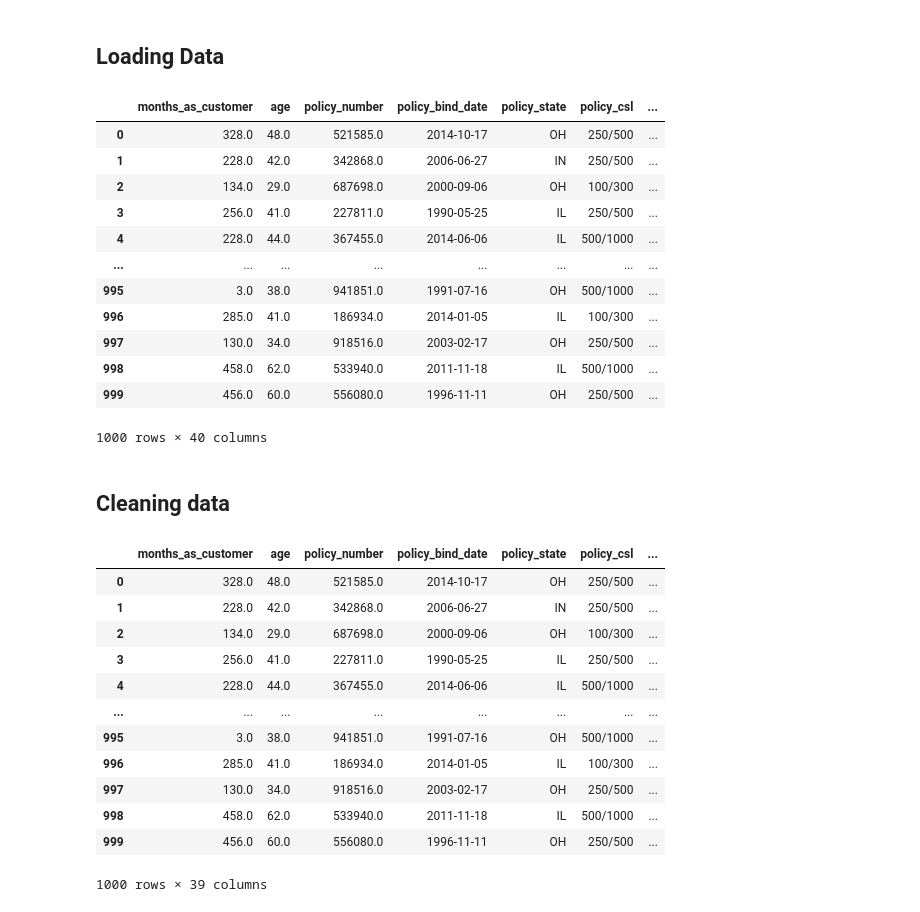
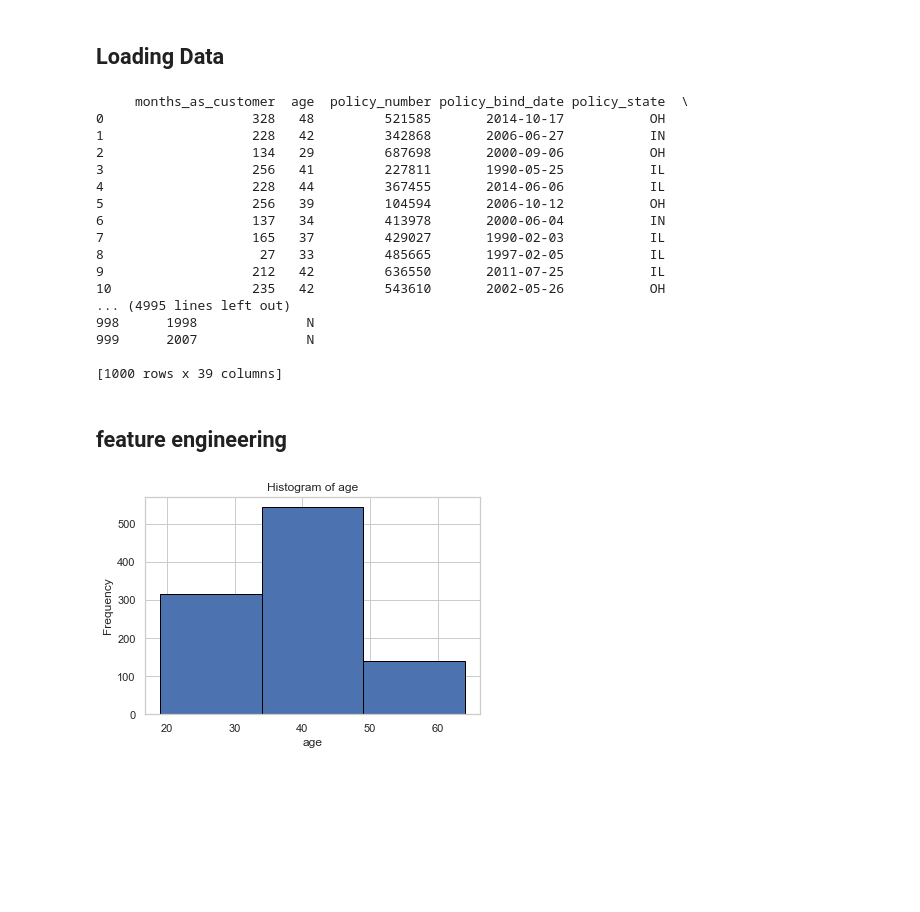
Before and after one commit to JSH1994/INTEGRATED-PROJECT, a Jupyter notebook: INTEGRATED-PROJECT DC,FE,EDA.ipynb, the cells around one changed output. Saved outputs shown, nothing was run; the diff lists cells and outputs as text; code cells hidden in the pictures; blank space fills up the shorter version.

```diff
--- a/INTEGRATED-PROJECT DC,FE,EDA.ipynb
+++ b/INTEGRATED-PROJECT DC,FE,EDA.ipynb
@@ -2,24 +2,48 @@
 <h2>Loading Data</h2>
 # %%
 import pandas as pd
+import numpy as np
+from sklearn.impute import KNNImputer
+from sklearn.preprocessing import OneHotEncoder
+import gc
 
-# Read the Excel file
-file_path = "insurance_claims_raw.xlsx"
+# Read the manually cleaned Excell data
+file_path = "insurance_claims_cleaned.xlsx"
 df = pd.read_excel(file_path)
 df
 # %% [output]
-|  | months_as_customer | age | policy_number | policy_bind_date | policy_state | policy_csl | ... |
-| 0 | 328.0 | 48.0 | 521585.0 | 2014-10-17 | OH | 250/500 | ... |
-| 1 | 228.0 | 42.0 | 342868.0 | 2006-06-27 | IN | 250/500 | ... |
-| 2 | 134.0 | 29.0 | 687698.0 | 2000-09-06 | OH | 100/300 | ... |
-| 3 | 256.0 | 41.0 | 227811.0 | 1990-05-25 | IL | 250/500 | ... |
-| 4 | 228.0 | 44.0 | 367455.0 | 2014-06-06 | IL | 500/1000 | ... |
-| ... | ... | ... | ... | ... | ... | ... | ... |
-| 995 | 3.0 | 38.0 | 941851.0 | 1991-07-16 | OH | 500/1000 | ... |
-| 996 | 285.0 | 41.0 | 186934.0 | 2014-01-05 | IL | 100/300 | ... |
-| 997 | 130.0 | 34.0 | 918516.0 | 2003-02-17 | OH | 250/500 | ... |
-| 998 | 458.0 | 62.0 | 533940.0 | 2011-11-18 | IL | 500/1000 | ... |
-| 999 | 456.0 | 60.0 | 556080.0 | 1996-11-11 | OH | 250/500 | ... |
-1000 rows × 40 columns
+     months_as_customer  age  policy_number policy_bind_date policy_state  \
+0                   328   48         521585       2014-10-17           OH
+1                   228   42         342868       2006-06-27           IN
+2                   134   29         687698       2000-09-06           OH
+3                   256   41         227811       1990-05-25           IL
+4                   228   44         367455       2014-06-06           IL
+5                   256   39         104594       2006-10-12           OH
+6                   137   34         413978       2000-06-04           IN
+7                   165   37         429027       1990-02-03           IL
+8                    27   33         485665       1997-02-05           IL
+9                   212   42         636550       2011-07-25           IL
+10                  235   42         543610       2002-05-26           OH
+... (4995 lines left out)
+998      1998              N
+999      2007              N
+
+[1000 rows x 39 columns]
 # %% [markdown]
-<h2>Cleaning data</h2>
+<h2>feature engineering</h2>
+# %%
+# Choose the column for the histogram
+column_name = 'age'
+
+# Plot the histogram
+plt.hist(df[column_name], bins=3, edgecolor='black')
+
+# Add labels and title
+plt.xlabel(column_name)
+plt.ylabel('Frequency')
+plt.title(f'Histogram of {column_name}')
+
+# Display the histogram
+plt.show()
+# %% [output]
+[figure, added]
@@ -26,17 +60,2 @@ df
 # %%
-df = df.drop(columns = ['_c39'])
-df
+df['net_value_of_customer'] = df['total_premiums_paid'] - df['total_claim_amount']
-# %% [output]
-|  | months_as_customer | age | policy_number | policy_bind_date | policy_state | policy_csl | ... |
-| 0 | 328.0 | 48.0 | 521585.0 | 2014-10-17 | OH | 250/500 | ... |
-| 1 | 228.0 | 42.0 | 342868.0 | 2006-06-27 | IN | 250/500 | ... |
-| 2 | 134.0 | 29.0 | 687698.0 | 2000-09-06 | OH | 100/300 | ... |
-| 3 | 256.0 | 41.0 | 227811.0 | 1990-05-25 | IL | 250/500 | ... |
-| 4 | 228.0 | 44.0 | 367455.0 | 2014-06-06 | IL | 500/1000 | ... |
-| ... | ... | ... | ... | ... | ... | ... | ... |
-| 995 | 3.0 | 38.0 | 941851.0 | 1991-07-16 | OH | 500/1000 | ... |
-| 996 | 285.0 | 41.0 | 186934.0 | 2014-01-05 | IL | 100/300 | ... |
-| 997 | 130.0 | 34.0 | 918516.0 | 2003-02-17 | OH | 250/500 | ... |
-| 998 | 458.0 | 62.0 | 533940.0 | 2011-11-18 | IL | 500/1000 | ... |
-| 999 | 456.0 | 60.0 | 556080.0 | 1996-11-11 | OH | 250/500 | ... |
-1000 rows × 39 columns
```
Also changed, not shown: parts of 18 cells of this notebook, 3 other files.
